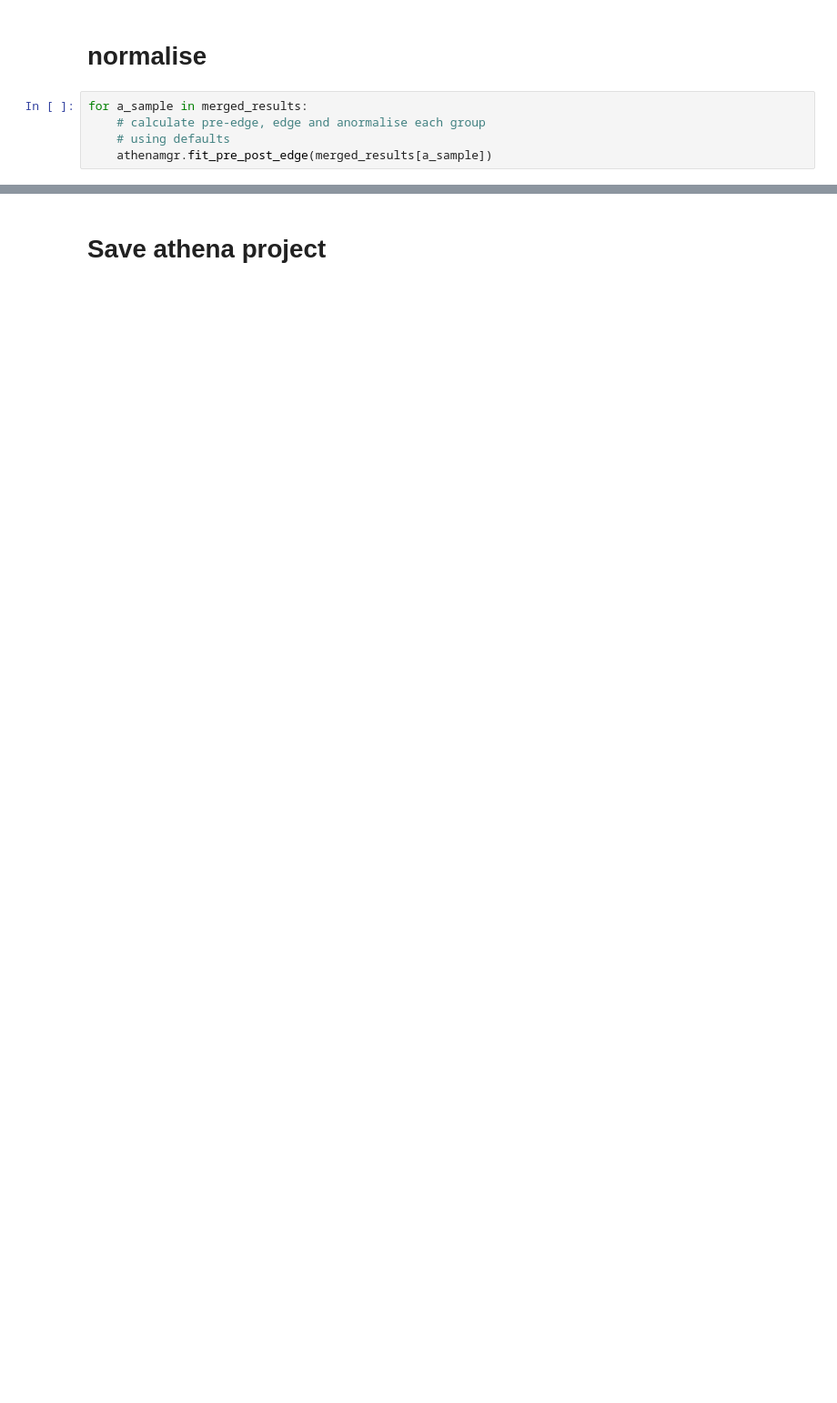
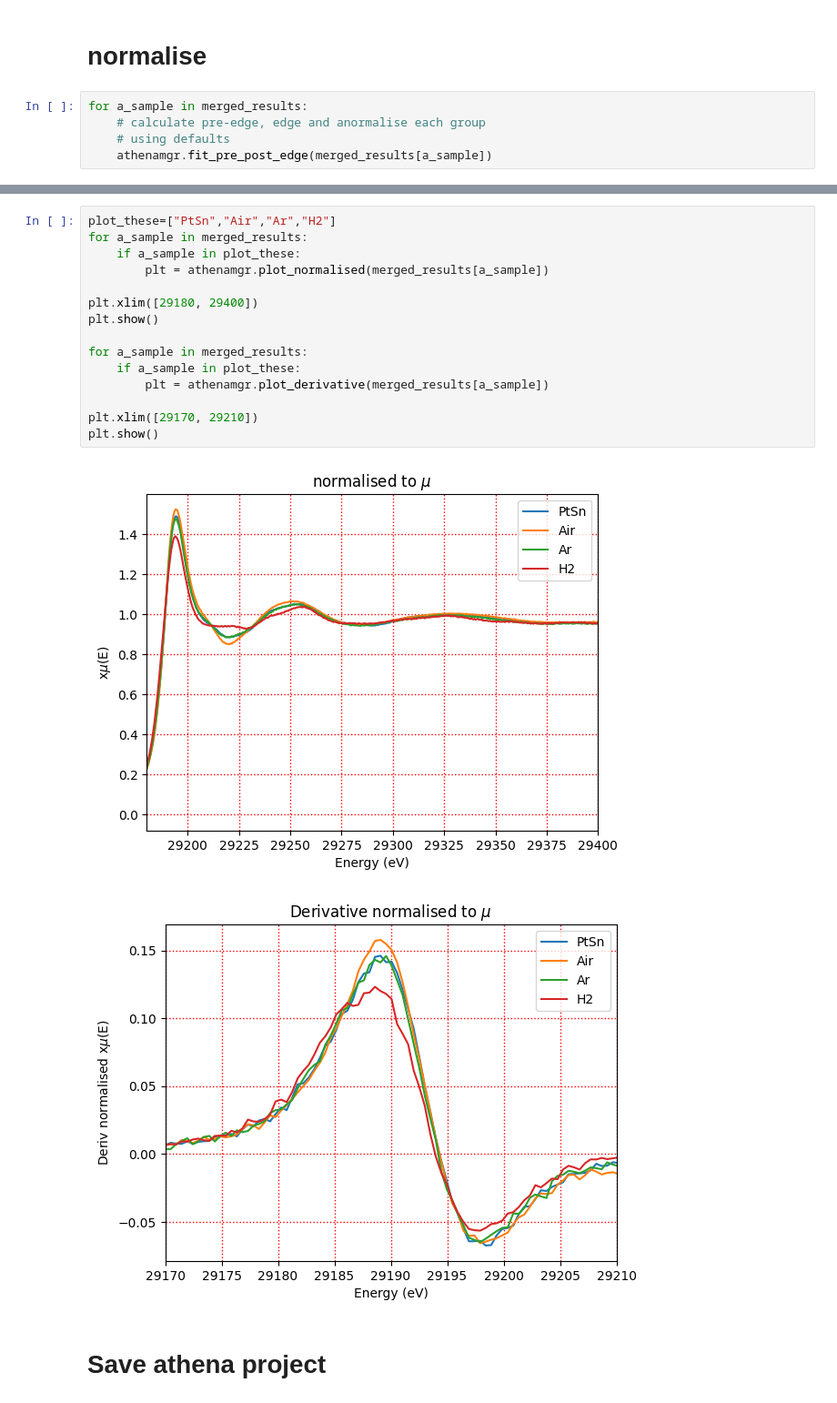
Before and after one commit to scman1/psdi_webinar, a Jupyter notebook: e01_read_data/ReadData.ipynb, the cells around one changed output, grey strips where cells are left out. Shown at 91% size. Saved outputs shown, nothing was run; the diff lists cells and outputs as text; blank space fills up the shorter version.

```diff
--- a/e01_read_data/ReadData.ipynb
+++ b/e01_read_data/ReadData.ipynb
@@ -115,3 +120,21 @@ plt.show()
+# %%
+plot_these=["PtSn","Air","Ar","H2"]
+for a_sample in merged_results:
+    if a_sample in plot_these:
+        plt = athenamgr.plot_normalised(merged_results[a_sample])
+
+plt.xlim([29180, 29400])
+plt.show()
+
+for a_sample in merged_results:
+    if a_sample in plot_these:
+        plt = athenamgr.plot_derivative(merged_results[a_sample])
+
+plt.xlim([29170, 29210])
+plt.show()
+# %% [output]
+[figure, added]
+[figure, added]
 # %% [markdown]
 # Save athena project
 # %%
```
Also changed, not shown: parts of 11 cells of this notebook, 2 other files.
